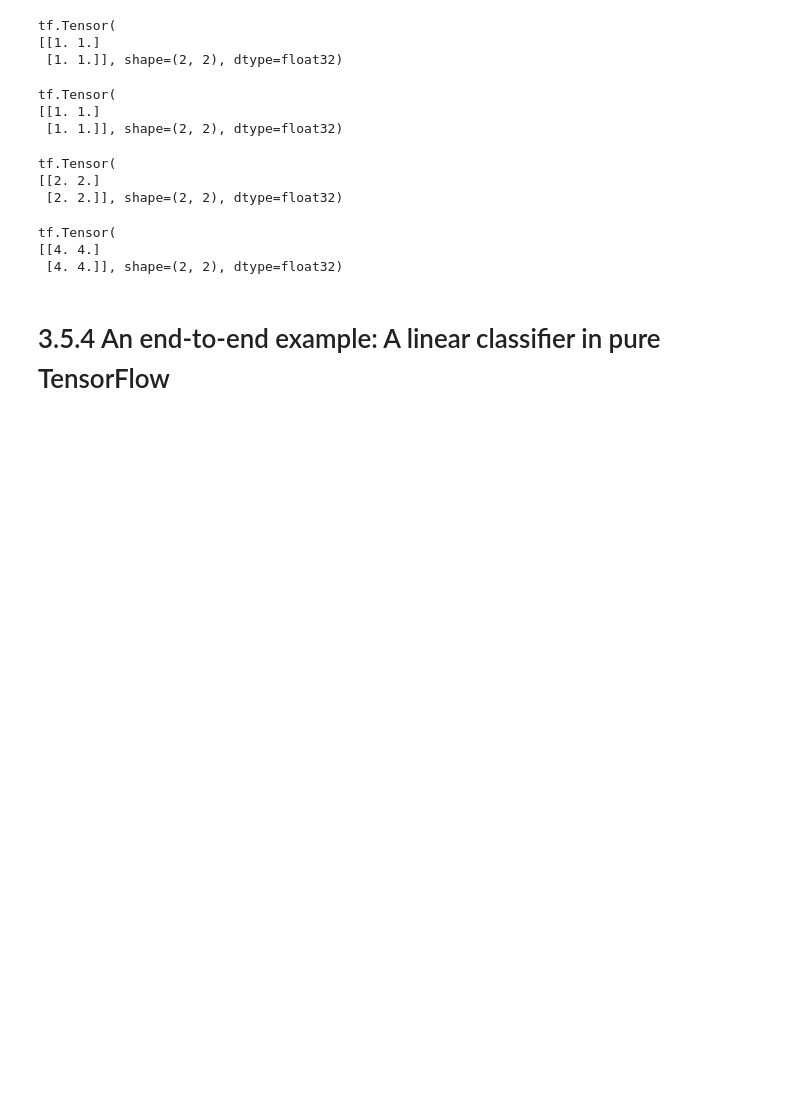
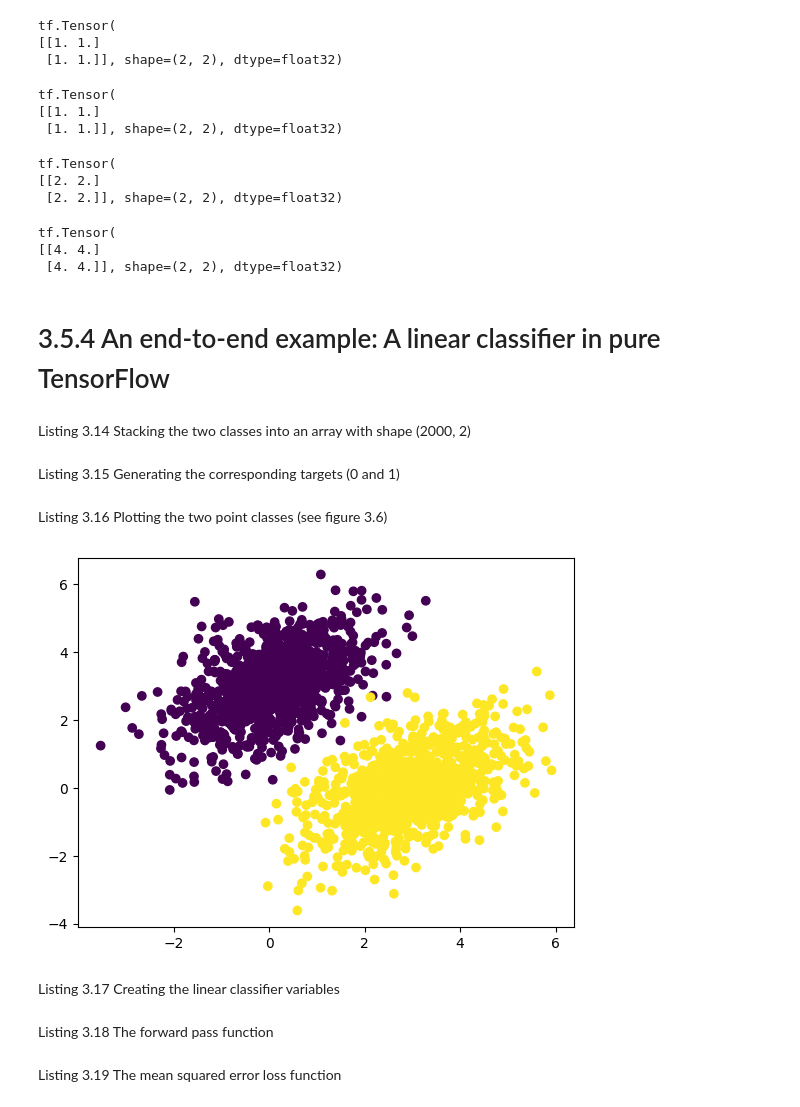
Before and after one commit to mistrytejasm/Deep-Learning-With-Python, a Jupyter notebook: Chapter_03/Ch_03_00.ipynb, the cells around one changed output. Saved outputs shown, nothing was run; the diff lists cells and outputs as text; code cells hidden in the pictures; blank space fills up the shorter version.

```diff
--- a/Chapter_03/Ch_03_00.ipynb
+++ b/Chapter_03/Ch_03_00.ipynb
@@ -167,3 +165,33 @@ tf.Tensor(
  [4. 4.]], shape=(2, 2), dtype=float32)
 # %% [markdown]
 # 3.5.4 An end-to-end example: A linear classifier in pure TensorFlow
+# %%
+num_sample_per_class = 1000
+
+negative_samples = np.random.multivariate_normal(mean=[0,3],
+                                                 cov = [[1,0.5],[0.5,1]],
+                                                 size= num_sample_per_class)
+
+posative_sample = np.random.multivariate_normal(mean = [3,0],
+                                                cov = [[1,0.5],[0.5,1]],
+                                                size = num_sample_per_class)
+# %% [markdown]
+Listing 3.14 Stacking the two classes into an array with shape (2000, 2)
+# %%
+inputs = np.vstack((negative_samples, posative_sample)).astype(np.float32)
+# %% [markdown]
+Listing 3.15 Generating the corresponding targets (0 and 1)
+# %%
+targets = np.vstack((np.zeros((num_sample_per_class, 1),dtype="float32"),
+                     np.ones((num_sample_per_class, 1), dtype="float32")))
+# %% [markdown]
+Listing 3.16 Plotting the two point classes (see figure 3.6)
+# %%
+import matplotlib.pyplot as plt
+
+plt.scatter(inputs[:,0], inputs[:,1], c=targets[:,0])
+plt.show()
+# %% [output]
+[figure, added]
+# %% [markdown]
+Listing 3.17 Creating the linear classifier variables
@@ -169,0 +204,2 @@ tf.Tensor(
+# %% [markdown]
+Listing 3.18 The forward pass function
@@ -169,0 +209,2 @@ tf.Tensor(
+# %% [markdown]
+Listing 3.19 The mean squared error loss function
```
Also changed, not shown: parts of 17 cells of this notebook, 3 other files.
